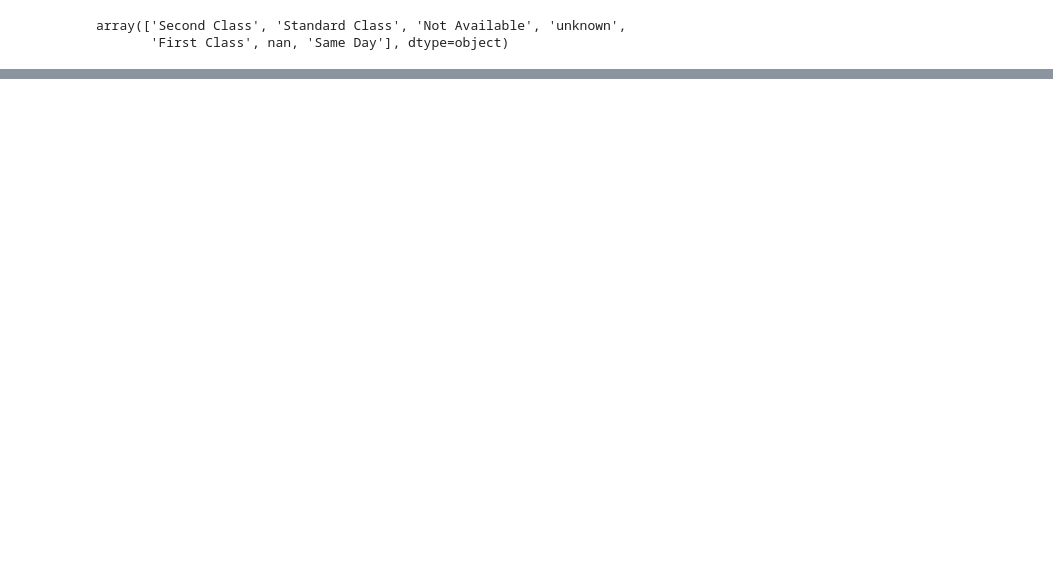
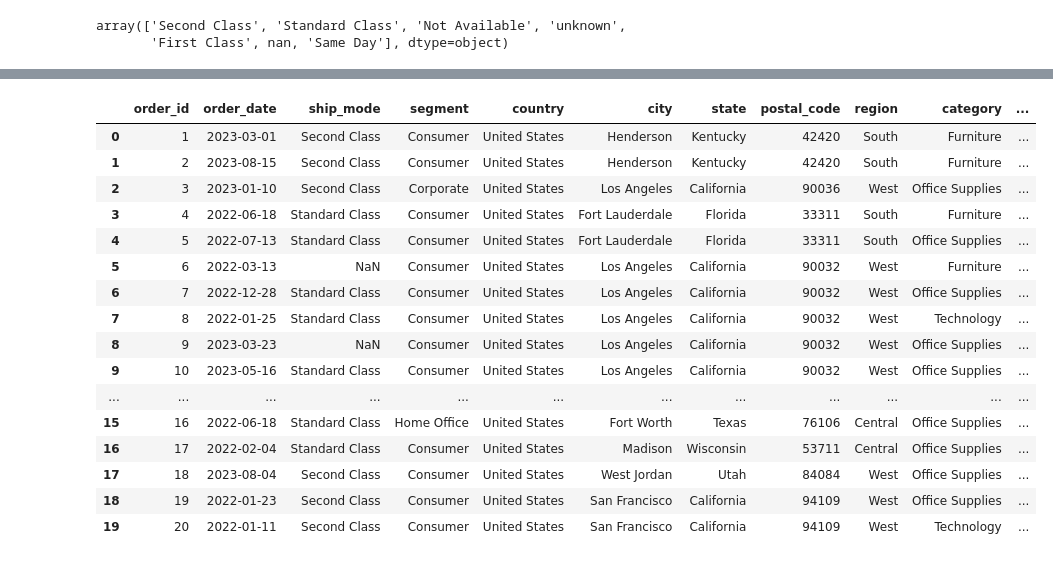
Before and after one commit to presepic/improved-invention, a Jupyter notebook: Datacleaning.ipynb, the cells around one changed output, grey strips where cells are left out. Saved outputs shown, nothing was run; the diff lists cells and outputs as text; code cells hidden in the pictures; blank space fills up the shorter version.

Commit message:
Cleaning of data

```diff
--- a/Datacleaning.ipynb
+++ b/Datacleaning.ipynb
@@ -42,3 +42,6 @@ df['Ship Mode'].unique()
 # %% [output]
 array(['Second Class', 'Standard Class', 'Not Available', 'unknown',
        'First Class', nan, 'Same Day'], dtype=object)
+# %%
+#read data from the file and handle null values
+df=pd.read_csv('orders.csv',na_values=['Not Available','unknown'])
@@ -44,0 +53,6 @@ array(['Second Class', 'Standard Class', 'Not Available', 'unknown',
+# %%
+#rename columns names .. make them lower case and replace space with underscore
+df
+#df.rename(columns={'Orders Id':'order_id','City':'city'})
+df.columns=df.columns.str.lower()
+df.columns=df.columns.str.replace(' ','_')
@@ -44,0 +79,23 @@ array(['Second Class', 'Standard Class', 'Not Available', 'unknown',
+# %%
+#derive new columns discount,sale price and profit
+df['discount'] = df['list_price']*df['discount_percent']*0.01
+# %%
+df.head(20)
+# %% [output]
+|  | order_id | order_date | ship_mode | segment | country | city | state | postal_code | region | category | ... |
+| 0 | 1 | 2023-03-01 | Second Class | Consumer | United States | Henderson | Kentucky | 42420 | South | Furniture | ... |
+| 1 | 2 | 2023-08-15 | Second Class | Consumer | United States | Henderson | Kentucky | 42420 | South | Furniture | ... |
+| 2 | 3 | 2023-01-10 | Second Class | Corporate | United States | Los Angeles | California | 90036 | West | Office Supplies | ... |
+| 3 | 4 | 2022-06-18 | Standard Class | Consumer | United States | Fort Lauderdale | Florida | 33311 | South | Furniture | ... |
+| 4 | 5 | 2022-07-13 | Standard Class | Consumer | United States | Fort Lauderdale | Florida | 33311 | South | Office Supplies | ... |
+| 5 | 6 | 2022-03-13 | NaN | Consumer | United States | Los Angeles | California | 90032 | West | Furniture | ... |
+| 6 | 7 | 2022-12-28 | Standard Class | Consumer | United States | Los Angeles | California | 90032 | West | Office Supplies | ... |
+| 7 | 8 | 2022-01-25 | Standard Class | Consumer | United States | Los Angeles | California | 90032 | West | Technology | ... |
+| 8 | 9 | 2023-03-23 | NaN | Consumer | United States | Los Angeles | California | 90032 | West | Office Supplies | ... |
+| 9 | 10 | 2023-05-16 | Standard Class | Consumer | United States | Los Angeles | California | 90032 | West | Office Supplies | ... |
+| ... | ... | ... | ... | ... | ... | ... | ... | ... | ... | ... | ... |
+| 15 | 16 | 2022-06-18 | Standard Class | Home Office | United States | Fort Worth | Texas | 76106 | Central | Office Supplies | ... |
+| 16 | 17 | 2022-02-04 | Standard Class | Consumer | United States | Madison | Wisconsin | 53711 | Central | Office Supplies | ... |
+| 17 | 18 | 2023-08-04 | Second Class | Consumer | United States | West Jordan | Utah | 84084 | West | Office Supplies | ... |
+| 18 | 19 | 2022-01-23 | Second Class | Consumer | United States | San Francisco | California | 94109 | West | Office Supplies | ... |
+| 19 | 20 | 2022-01-11 | Second Class | Consumer | United States | San Francisco | California | 94109 | West | Technology | ... |
```
Also changed, not shown: parts of 10 cells of this notebook.
